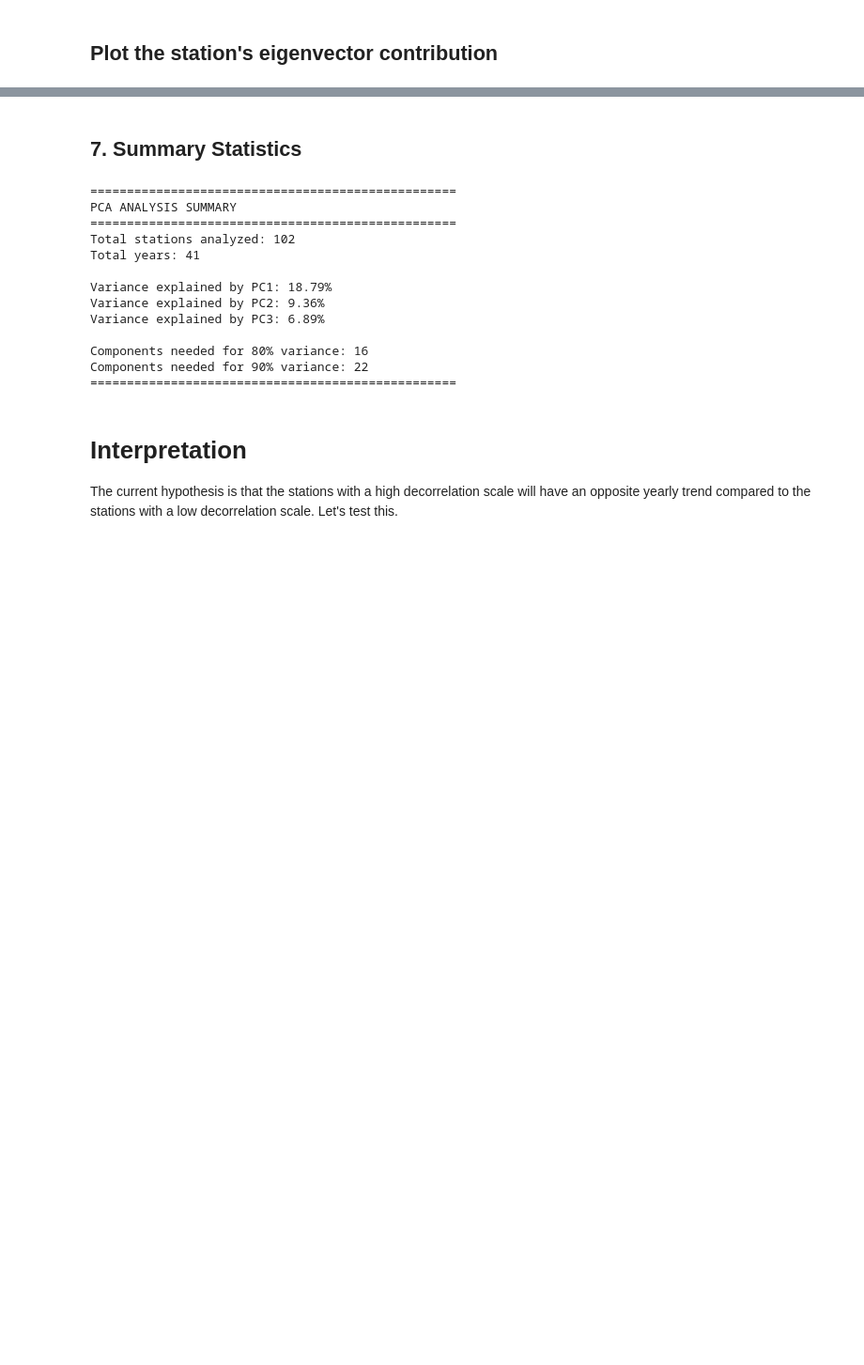
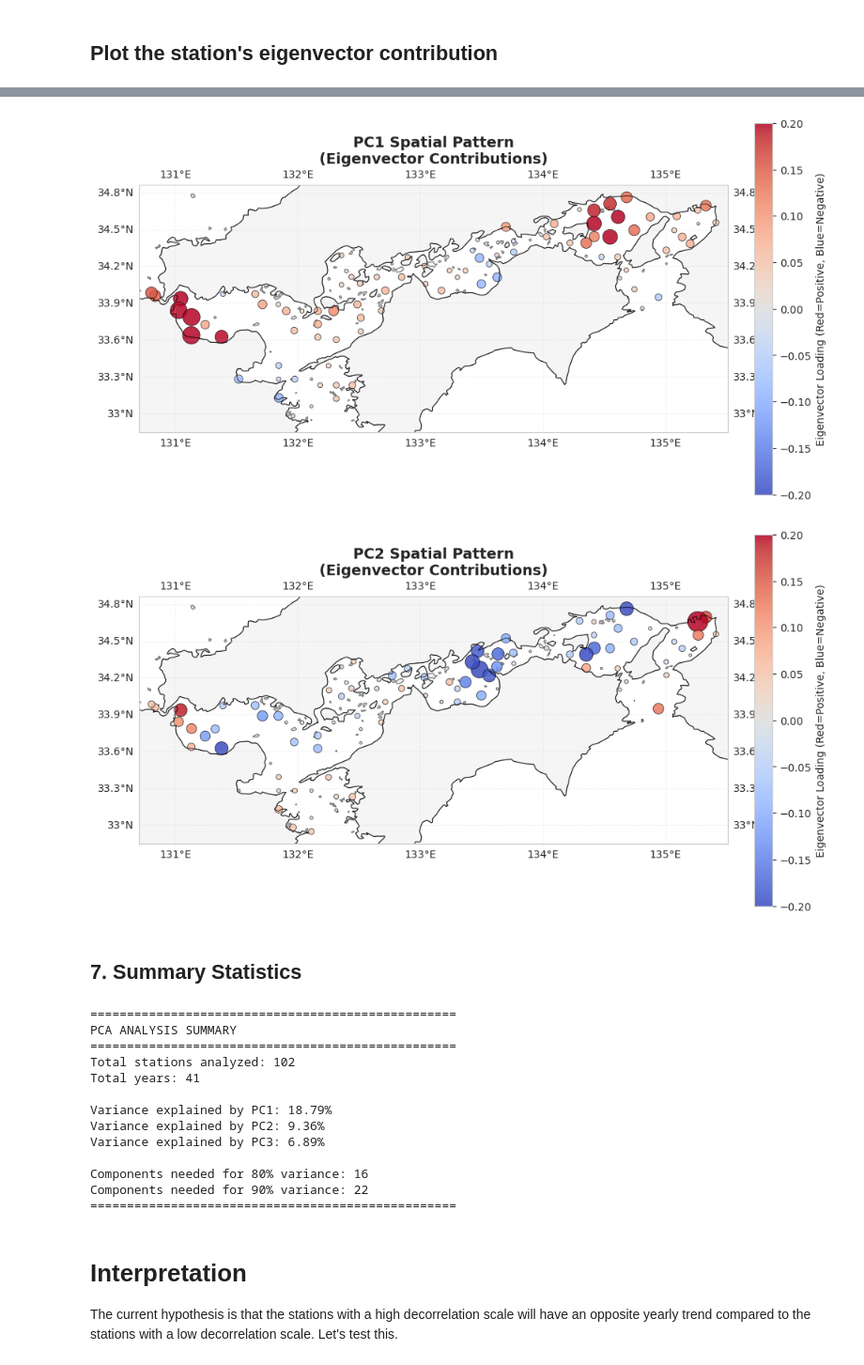
Before and after one commit to reyhanstig/SIS_Analysis_WSL, a Jupyter notebook: notebooks/pipeline/10_PCA_Analysis.ipynb, the cells around one changed output, grey strips where cells are left out. Shown at 94% size. Cells and saved outputs as stored; diff of their text form; code cells hidden in the pictures; blank space fills up the shorter version.

```diff
--- a/notebooks/pipeline/10_PCA_Analysis.ipynb
+++ b/notebooks/pipeline/10_PCA_Analysis.ipynb
@@ -625,3 +660,51 @@ Merge Result: 102 stations matched out of 102 PCA stations.
+# %%
+# 1. Calculation for Figure Dimensions (Maintaining Aspect Ratio)
+pad = 0.1
+min_lon, min_lat, max_lon, max_lat = loadings_map_data.total_bounds
+extent = [min_lon - pad, max_lon + pad, min_lat - pad, max_lat + pad]
+
+aspect_ratio = (extent[3] - extent[2]) / (extent[1] - extent[0])
+fig_width = 10
+# Calculate height for a single figure based on the geographical aspect ratio
+single_fig_height = (fig_width * aspect_ratio) + 1.2  # Buffer for title and labels
+
+components = [('PC1_Loading', 'PC1'), ('PC2_Loading', 'PC2')]
+
+# 2. Iterate and create two separate figures
+for col, title in components:
+    fig = plt.figure(figsize=(fig_width, single_fig_height))
+    ax = plt.axes(projection=ccrs.PlateCarree())
+
+    ax.set_extent(extent, crs=ccrs.PlateCarree())
+    ax.add_feature(cfeature.LAND, facecolor='whitesmoke', edgecolor='gray')
+    ax.add_feature(cfeature.COASTLINE, linewidth=0.5)
+    ax.gridlines(draw_labels=True, linestyle='--', alpha=0.4, linewidth=0.5)
+
+    sc = ax.scatter(
+        loadings_map_data.geometry.x,
+        loadings_map_data.geometry.y,
+        c=loadings_map_data[col],
+        s=loadings_map_data[col].abs() * 800,
+        cmap='coolwarm',
+        edgecolor='k',
+        linewidth=0.5,
+        alpha=0.85,
+        transform=ccrs.PlateCarree(),
+        vmin=-0.2, vmax=0.2
+    )
+
+    ax.set_title(f'{title} Spatial Pattern\n(Eigenvector Contributions)',
+                 fontsize=14, fontweight='bold')
+
+    # Add colorbar for each individual figure
+    cbar = plt.colorbar(sc, ax=ax, orientation='vertical', fraction=0.046, pad=0.04)
+    cbar.set_label('Eigenvector Loading (Red=Positive, Blue=Negative)')
+
+    plt.tight_layout()
+    plt.show()
+# %% [output]
+[figure, added]
+[figure, added]
 # %% [markdown]
 ## 7. Summary Statistics
 # %%
```
Also changed, not shown: parts of 9 cells of this notebook, 23 other files.
